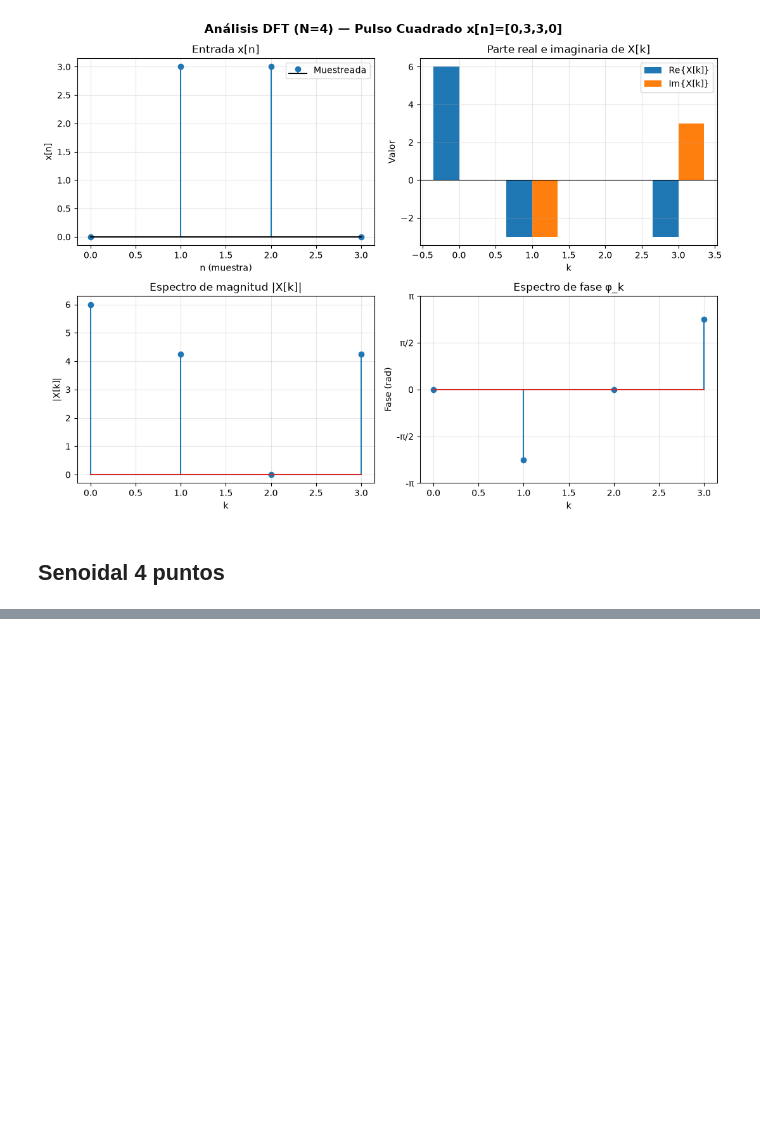
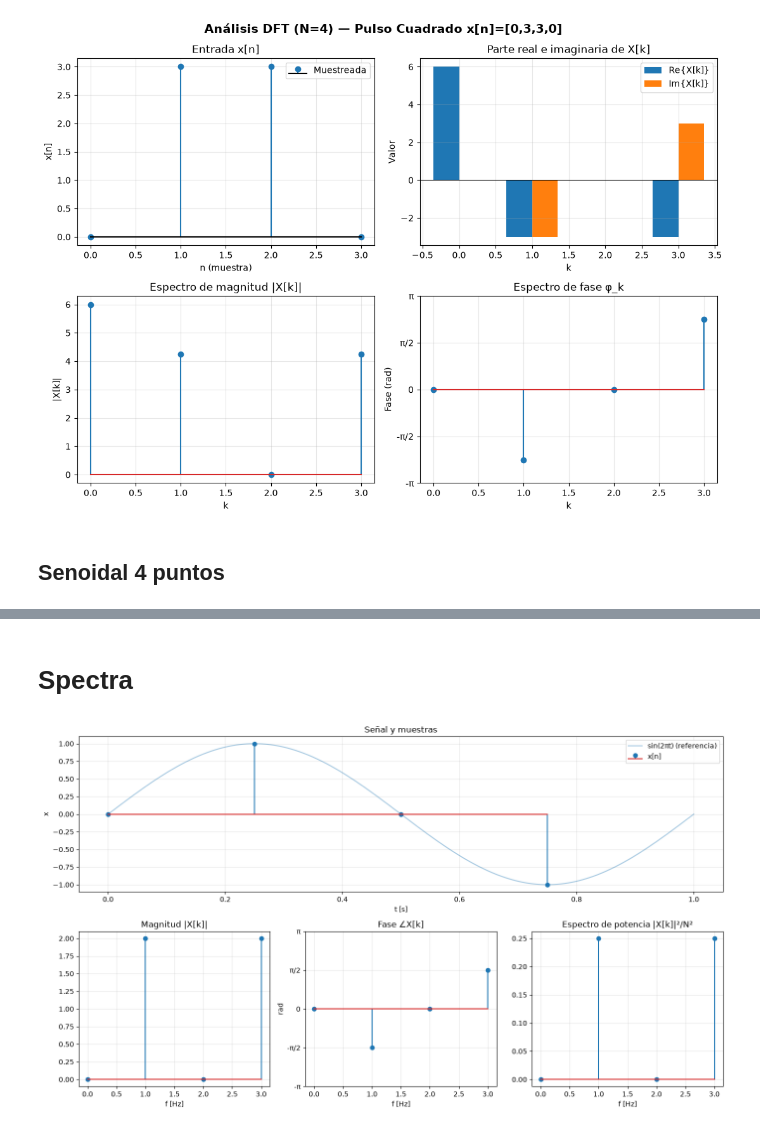
Before and after one commit to DasReyxr/LaTeXResearch, a Jupyter notebook: JL_Quantum/scripts/sine_waves.ipynb, the cells around one changed output, grey strips where cells are left out. Drawn from its saved outputs; the diff is of its cells as text; code cells hidden in the pictures; blank space fills up the shorter version.

```diff
--- a/JL_Quantum/scripts/sine_waves.ipynb
+++ b/JL_Quantum/scripts/sine_waves.ipynb
@@ -392,0 +417,62 @@ x[n] = [3.00 4.73 4.73 3.00 1.27 1.27]
+# %% [markdown]
+# Spectra
+# %%
+
+# --- Parámetros ---
+N  = 4
+fs = 4.0                      # Hz
+n  = np.arange(N)
+t  = n / fs
+
+x = np.array([0, 1, 0, -1])   # equivale a sin(2π·1·t)
+
+# --- DFT ---
+X = np.fft.fft(x)
+k = np.arange(N)
+f = k * fs / N
+
+mag  = np.abs(X)
+fase = np.angle(X)
+fase[mag < 1e-10] = 0         # fase sin sentido donde la magnitud es ~0
+pot  = mag**2 / N**2          # Parseval: suma = mean(x²) = 0.5
+
+# print("X[k]  =", np.round(X, 4))
+# print("|X|   =", np.round(mag, 4))
+# print("fase  =", np.round(fase, 4), "rad")
+# print("pot   =", np.round(pot, 4))
+
+# --- Gráficas: 2 filas x 3 columnas ---
+fig = plt.figure(figsize=(14, 8))
+gs  = fig.add_gridspec(2, 3)
+
+ax0 = fig.add_subplot(gs[0, :])
+tt = np.linspace(0, 1, 500)
+ax0.plot(tt, np.sin(2*np.pi*tt), alpha=.4, label="sin(2πt) (referencia)")
+ax0.stem(t, x, label="x[n]")
+ax0.set(title="Señal y muestras", xlabel="t [s]", ylabel="x")
+ax0.legend()
+ax0.grid(alpha=.3)
+
+ax1 = fig.add_subplot(gs[1, 0])
+ax1.stem(f, mag)
+ax1.set(title="Magnitud |X[k]|", xlabel="f [Hz]")
+ax1.grid(alpha=.3)
+
+ax2 = fig.add_subplot(gs[1, 1])
+ax2.stem(f, fase)
+ax2.set(title="Fase ∠X[k]", xlabel="f [Hz]", ylabel="rad")
+ax2.grid(alpha=.3)
+ax2.set_yticks([-np.pi, -np.pi / 2, 0, np.pi / 2, np.pi])
+ax2.set_yticklabels(["-π", "-π/2", "0", "π/2", "π"])
+
+ax3 = fig.add_subplot(gs[1, 2])
+ax3.stem(f, pot)
+ax3.set(title="Espectro de potencia |X[k]|²/N²", xlabel="f [Hz]")
+ax3.grid(alpha=.3)
+
+
+plt.tight_layout()
+plt.savefig(f"{OUT_DIR}/Spectre.png", dpi=200)
+plt.show()
+# %% [output]
+[figure, added]
```
Also changed, not shown: parts of 13 cells of this notebook, 7 other files.
